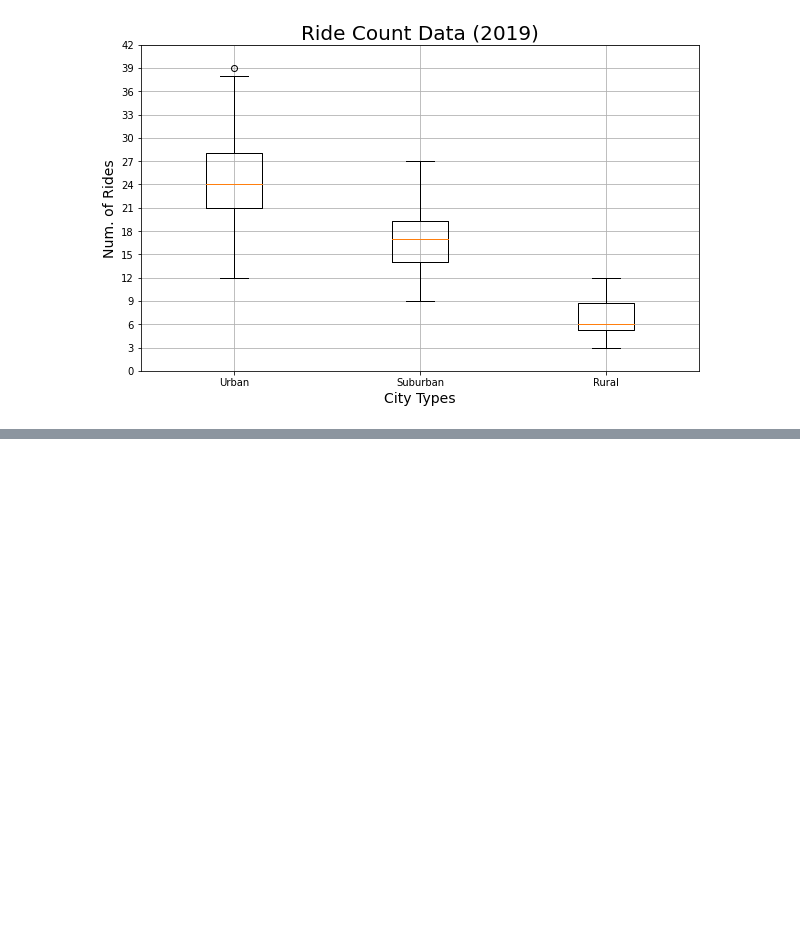
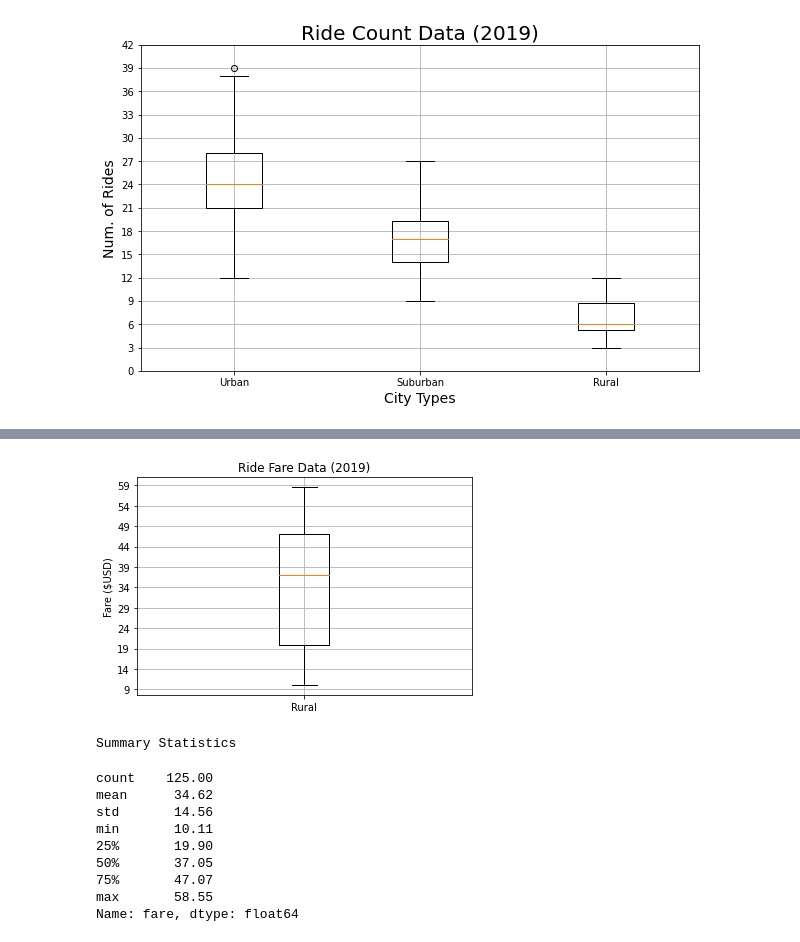
Before and after one commit to ArtTucker/PyBer_Analysis, a Jupyter notebook: Pyber.ipynb, the cells around one changed output, grey strips where cells are left out. Saved outputs shown, nothing was run; the diff lists cells and outputs as text; code cells hidden in the pictures; blank space fills up the shorter version.

```diff
--- a/Pyber.ipynb
+++ b/Pyber.ipynb
@@ -685,0 +742,27 @@ print(f)
+# %%
+# Create a box-and-whisker plot for the rural fare data.
+x_labels = ['Rural']
+fig, ax = plt.subplots()
+ax.boxplot(rural_fares, labels=x_labels)
+
+# Add the title, y-axis label, grid
+ax.set_title('Ride Fare Data (2019)')
+ax.set_ylabel('Fare ($USD)')
+ax.set_yticks(np.arange(9,60,step=5.0))
+ax.grid()
+plt.show()
+
+print('Summary Statistics')
+round(rural_fares.describe(),2)
+# %% [output]
+[figure, added]
+Summary Statistics
+count    125.00
+mean      34.62
+std       14.56
+min       10.11
+25%       19.90
+50%       37.05
+75%       47.07
+max       58.55
+Name: fare, dtype: float64
```
Also changed, not shown: parts of 5 cells of this notebook.
